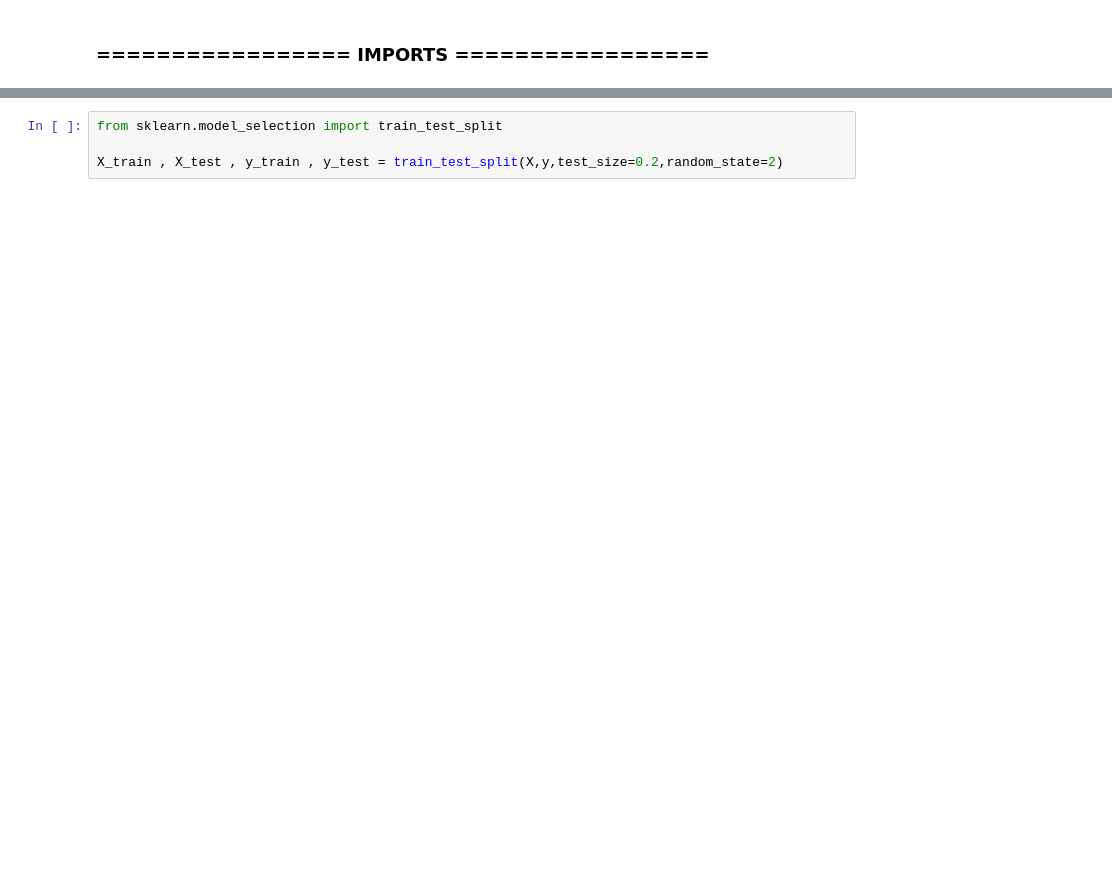
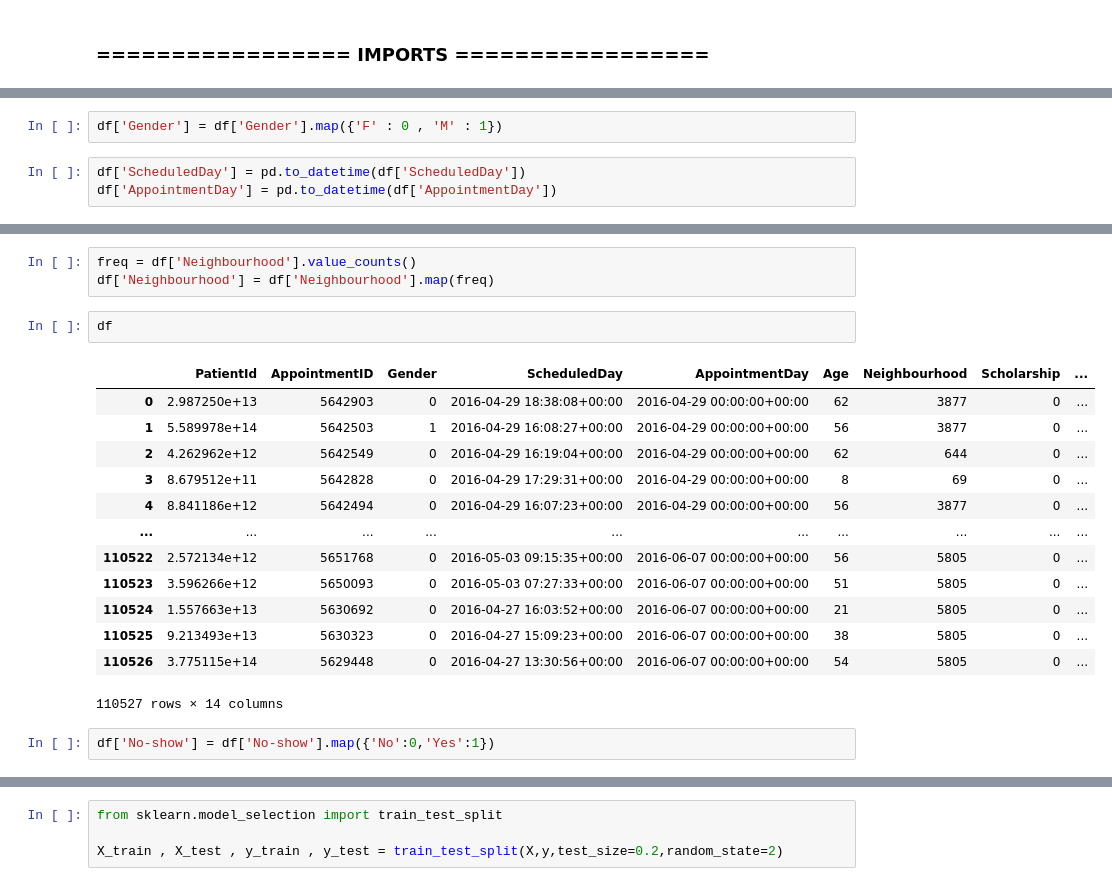
Before and after one commit to harshbhatt15/AI-Model-Selector, a Jupyter notebook: Classification/Models.ipynb, the cells around one changed output, grey strips where cells are left out. Cells and saved outputs as stored; diff of their text form; blank space fills up the shorter version.

```diff
--- a/Classification/Models.ipynb
+++ b/Classification/Models.ipynb
@@ -33,0 +80,5 @@ df
+# %%
+df['Gender'] = df['Gender'].map({'F' : 0 , 'M' : 1})
+# %%
+df['ScheduledDay'] = pd.to_datetime(df['ScheduledDay'])
+df['AppointmentDay'] = pd.to_datetime(df['AppointmentDay'])
@@ -33,0 +114,21 @@ df
+# %%
+freq = df['Neighbourhood'].value_counts()
+df['Neighbourhood'] = df['Neighbourhood'].map(freq)
+# %%
+df
+# %% [output]
+|  | PatientId | AppointmentID | Gender | ScheduledDay | AppointmentDay | Age | Neighbourhood | Scholarship | ... |
+| 0 | 2.987250e+13 | 5642903 | 0 | 2016-04-29 18:38:08+00:00 | 2016-04-29 00:00:00+00:00 | 62 | 3877 | 0 | ... |
+| 1 | 5.589978e+14 | 5642503 | 1 | 2016-04-29 16:08:27+00:00 | 2016-04-29 00:00:00+00:00 | 56 | 3877 | 0 | ... |
+| 2 | 4.262962e+12 | 5642549 | 0 | 2016-04-29 16:19:04+00:00 | 2016-04-29 00:00:00+00:00 | 62 | 644 | 0 | ... |
+| 3 | 8.679512e+11 | 5642828 | 0 | 2016-04-29 17:29:31+00:00 | 2016-04-29 00:00:00+00:00 | 8 | 69 | 0 | ... |
+| 4 | 8.841186e+12 | 5642494 | 0 | 2016-04-29 16:07:23+00:00 | 2016-04-29 00:00:00+00:00 | 56 | 3877 | 0 | ... |
+| ... | ... | ... | ... | ... | ... | ... | ... | ... | ... |
+| 110522 | 2.572134e+12 | 5651768 | 0 | 2016-05-03 09:15:35+00:00 | 2016-06-07 00:00:00+00:00 | 56 | 5805 | 0 | ... |
+| 110523 | 3.596266e+12 | 5650093 | 0 | 2016-05-03 07:27:33+00:00 | 2016-06-07 00:00:00+00:00 | 51 | 5805 | 0 | ... |
+| 110524 | 1.557663e+13 | 5630692 | 0 | 2016-04-27 16:03:52+00:00 | 2016-06-07 00:00:00+00:00 | 21 | 5805 | 0 | ... |
+| 110525 | 9.213493e+13 | 5630323 | 0 | 2016-04-27 15:09:23+00:00 | 2016-06-07 00:00:00+00:00 | 38 | 5805 | 0 | ... |
+| 110526 | 3.775115e+14 | 5629448 | 0 | 2016-04-27 13:30:56+00:00 | 2016-06-07 00:00:00+00:00 | 54 | 5805 | 0 | ... |
+110527 rows × 14 columns
+# %%
+df['No-show'] = df['No-show'].map({'No':0,'Yes':1})
```
Also changed, not shown: parts of 15 cells of this notebook, 2 other files.
